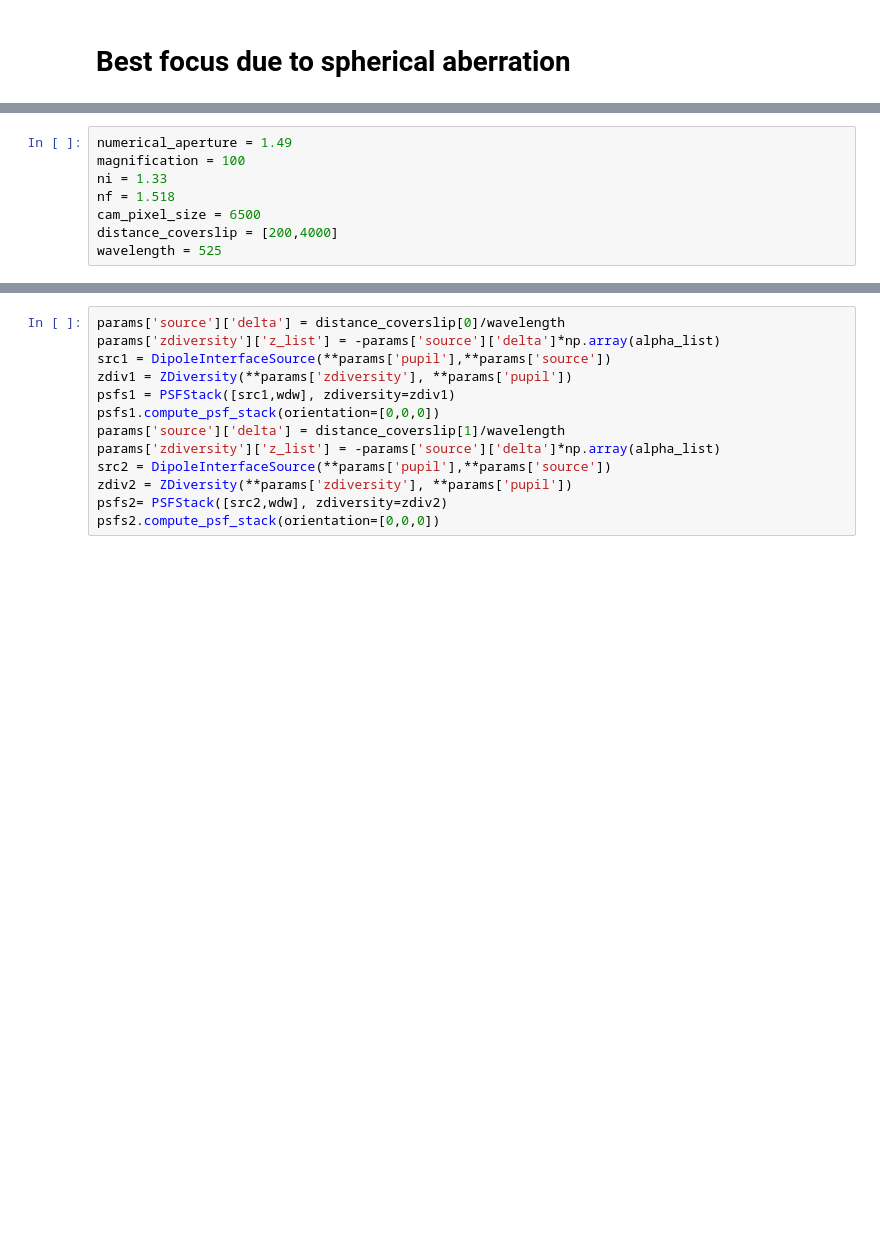
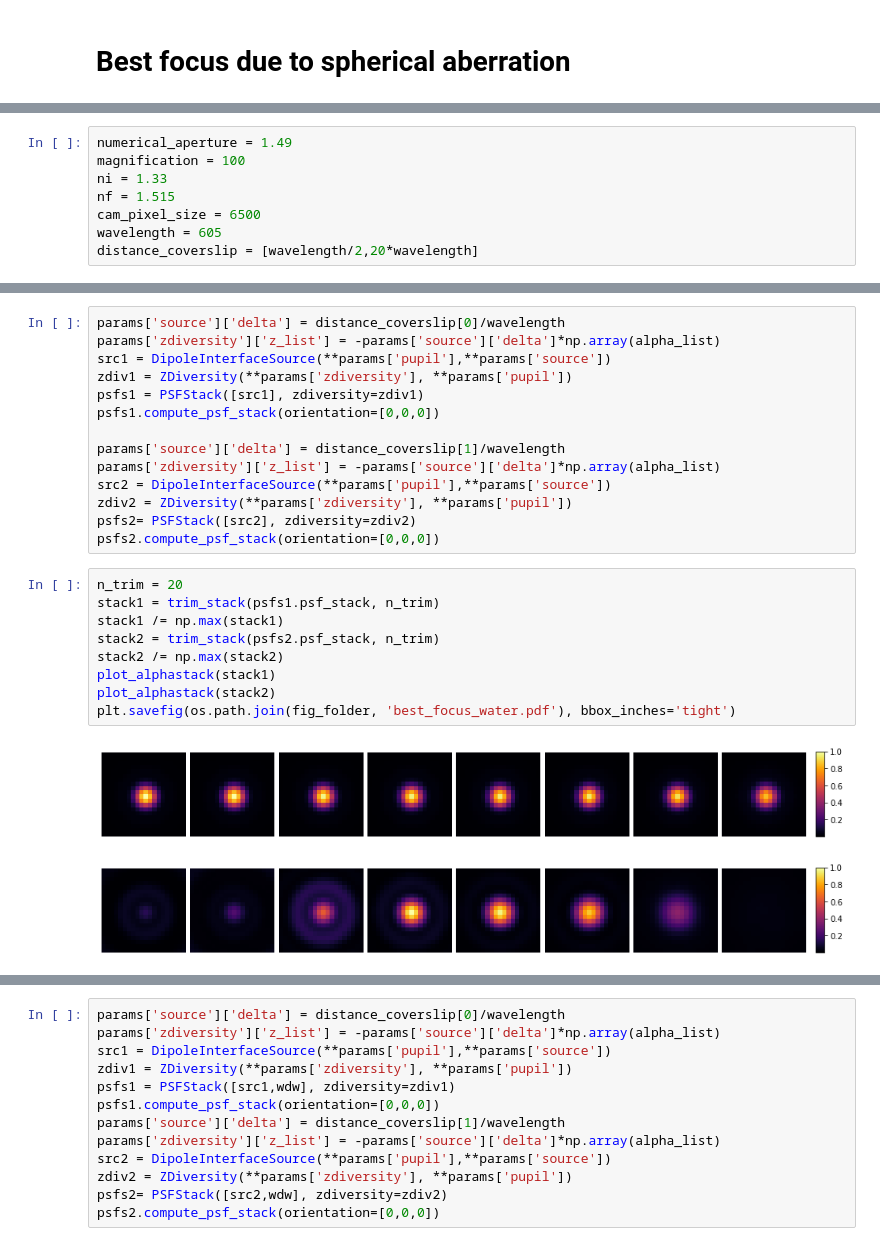
Before and after one commit to rodguti90/pyPSFstack, a Jupyter notebook: spherical_compensation.ipynb, the cells around one changed output, grey strips where cells are left out. Cells and saved outputs as stored; diff of their text form; blank space fills up the shorter version.

Commit message:
Used new values for alpha list

```diff
--- a/spherical_compensation.ipynb
+++ b/spherical_compensation.ipynb
@@ -18,7 +39,7 @@ from pyPSFstack.blurring import ExactBlurring
 numerical_aperture = 1.49
 magnification = 100
 ni = 1.33
-nf = 1.518
+nf = 1.515
 cam_pixel_size = 6500
-distance_coverslip = [200,4000]
-wavelength = 525
+wavelength = 605
+distance_coverslip = [wavelength/2,20*wavelength]
@@ -24,0 +69,26 @@ wavelength = 525
+# %%
+params['source']['delta'] = distance_coverslip[0]/wavelength
+params['zdiversity']['z_list'] = -params['source']['delta']*np.array(alpha_list)
+src1 = DipoleInterfaceSource(**params['pupil'],**params['source'])
+zdiv1 = ZDiversity(**params['zdiversity'], **params['pupil'])
+psfs1 = PSFStack([src1], zdiversity=zdiv1)
+psfs1.compute_psf_stack(orientation=[0,0,0])
+
+params['source']['delta'] = distance_coverslip[1]/wavelength
+params['zdiversity']['z_list'] = -params['source']['delta']*np.array(alpha_list)
+src2 = DipoleInterfaceSource(**params['pupil'],**params['source'])
+zdiv2 = ZDiversity(**params['zdiversity'], **params['pupil'])
+psfs2= PSFStack([src2], zdiversity=zdiv2)
+psfs2.compute_psf_stack(orientation=[0,0,0])
+# %%
+n_trim = 20
+stack1 = trim_stack(psfs1.psf_stack, n_trim)
+stack1 /= np.max(stack1)
+stack2 = trim_stack(psfs2.psf_stack, n_trim)
+stack2 /= np.max(stack2)
+plot_alphastack(stack1)
+plot_alphastack(stack2)
+plt.savefig(os.path.join(fig_folder, 'best_focus_water.pdf'), bbox_inches='tight')
+# %% [output]
+[figure, added]
+[figure, added]
```
Also changed, not shown: parts of 15 cells of this notebook.
